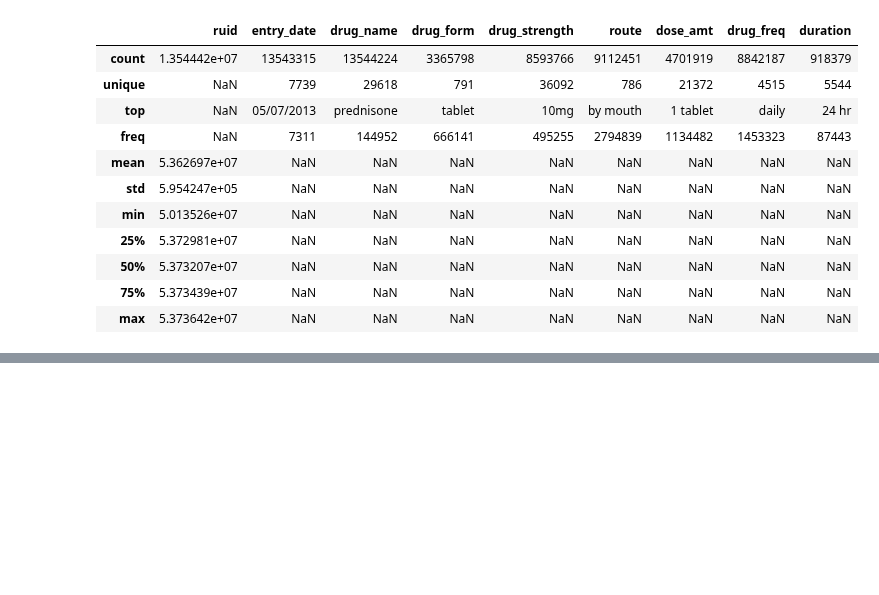
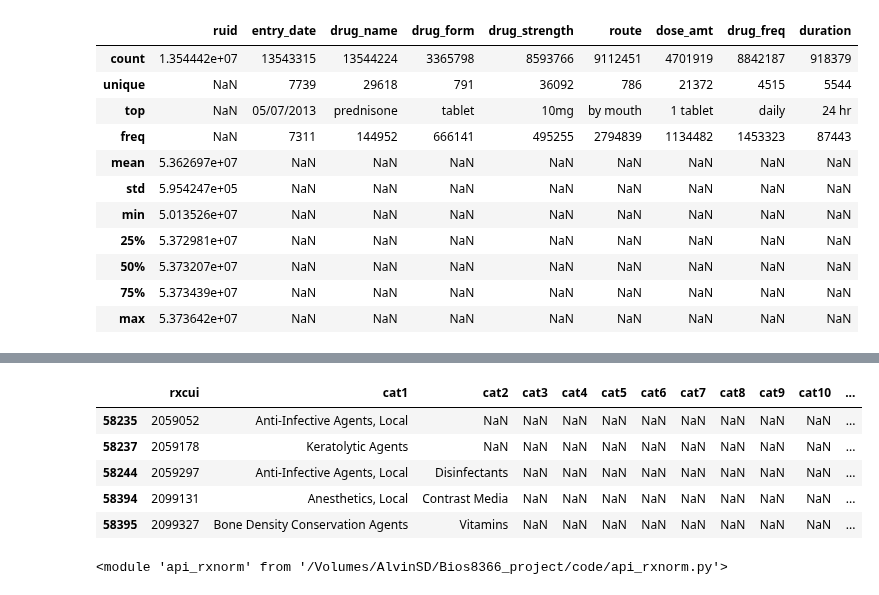
Before and after one commit to alvinjeffery/Bios8366_project, a Jupyter notebook: code/alvin_prelim.ipynb, the cells around one changed output, grey strips where cells are left out. Drawn from its saved outputs; the diff is of its cells as text; code cells hidden in the pictures; blank space fills up the shorter version.

```diff
--- a/code/alvin_prelim.ipynb
+++ b/code/alvin_prelim.ipynb
@@ -473,3 +480,16 @@ classes.head()
+# %%
+classes.tail()
+# %% [output]
+|  | rxcui | cat1 | cat2 | cat3 | cat4 | cat5 | cat6 | cat7 | cat8 | cat9 | cat10 | ... |
+| 58235 | 2059052 | Anti-Infective Agents, Local | NaN | NaN | NaN | NaN | NaN | NaN | NaN | NaN | NaN | ... |
+| 58237 | 2059178 | Keratolytic Agents | NaN | NaN | NaN | NaN | NaN | NaN | NaN | NaN | NaN | ... |
+| 58244 | 2059297 | Anti-Infective Agents, Local | Disinfectants | NaN | NaN | NaN | NaN | NaN | NaN | NaN | NaN | ... |
+| 58394 | 2099131 | Anesthetics, Local | Contrast Media | NaN | NaN | NaN | NaN | NaN | NaN | NaN | NaN | ... |
+| 58395 | 2099327 | Bone Density Conservation Agents | Vitamins | NaN | NaN | NaN | NaN | NaN | NaN | NaN | NaN | ... |
 # %%
 import importlib
 importlib.reload(DatasetCreation)
+importlib.reload(config)
+importlib.reload(api_rxnorm)
+# %% [output]
+<module 'api_rxnorm' from '/Volumes/AlvinSD/Bios8366_project/code/api_rxnorm.py'>
```
Also changed, not shown: parts of 14 cells of this notebook, 2 other files.
